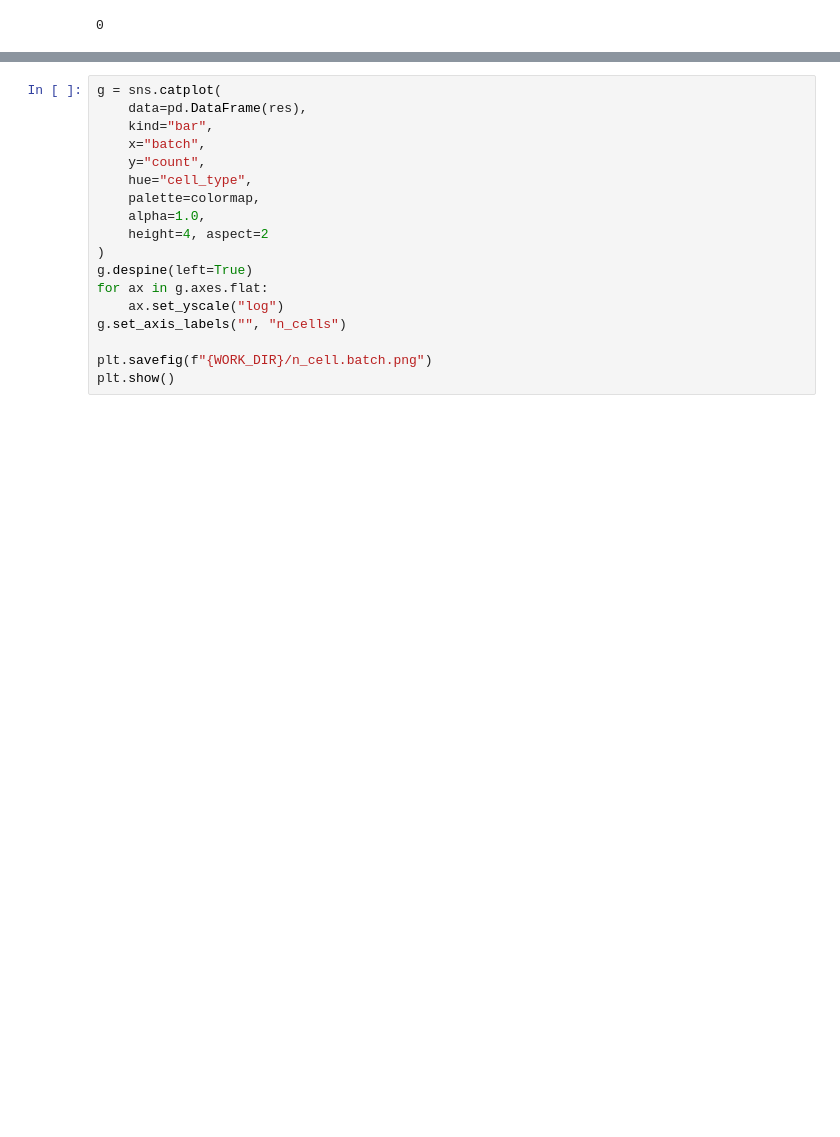
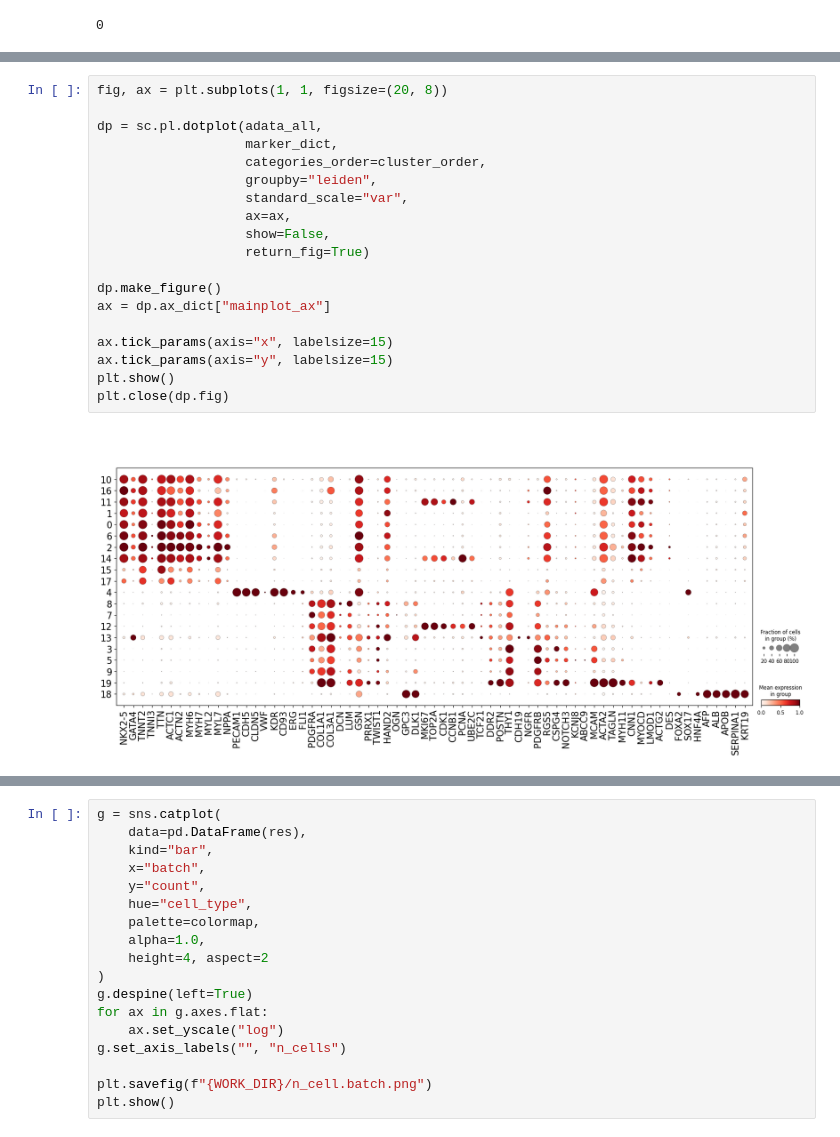
Before and after one commit to yachielab/DataAnalysis_Vascularized_Cardiac_Organoids, a Jupyter notebook: ipynb/CCO12.ipynb, the cells around one changed output, grey strips where cells are left out. Cells and saved outputs as stored; diff of their text form; blank space fills up the shorter version.

```diff
--- a/ipynb/CCO12.ipynb
+++ b/ipynb/CCO12.ipynb
@@ -70,0 +126,21 @@ cell_types = ['CM', 'PR', 'EC', 'MP', 'CF', 'SM', 'OT']
+# %%
+fig, ax = plt.subplots(1, 1, figsize=(20, 8))
+
+dp = sc.pl.dotplot(adata_all,
+                   marker_dict,
+                   categories_order=cluster_order,
+                   groupby="leiden",
+                   standard_scale="var",
+                   ax=ax,
+                   show=False,
+                   return_fig=True)
+
+dp.make_figure()
+ax = dp.ax_dict["mainplot_ax"]
+
+ax.tick_params(axis="x", labelsize=15)
+ax.tick_params(axis="y", labelsize=15)
+plt.show()
+plt.close(dp.fig)
+# %% [output]
+[figure, added]
```
Also changed, not shown: parts of 30 cells of this notebook, 6 other files.
